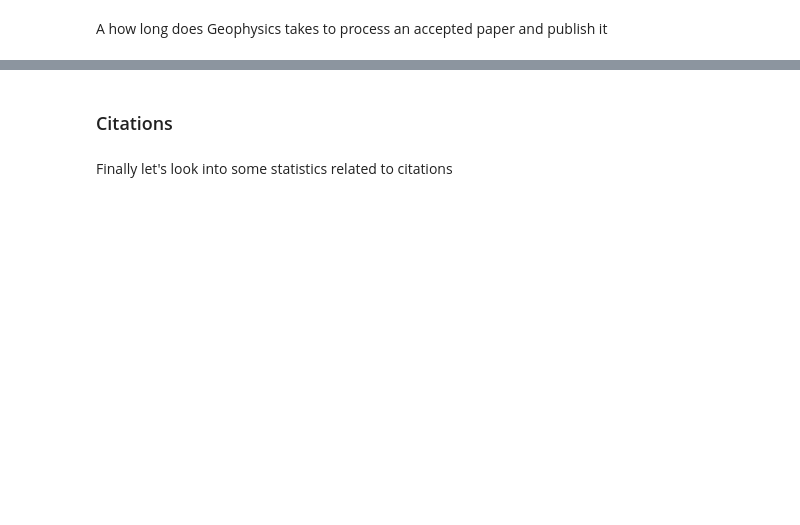
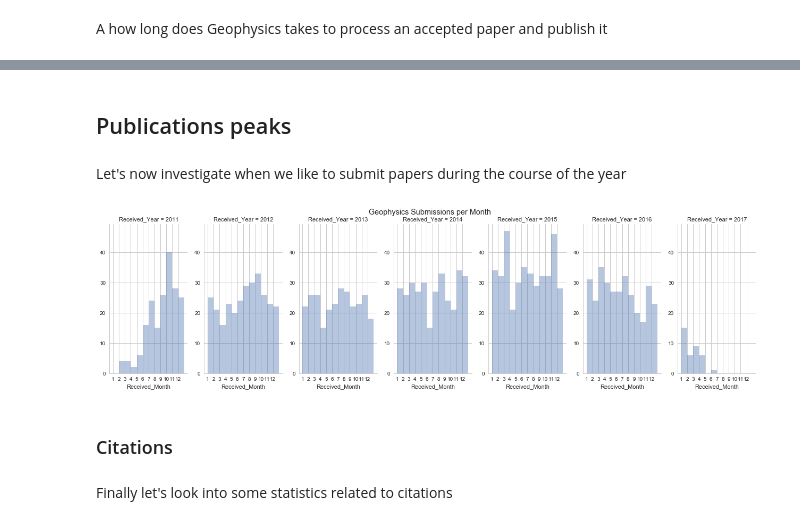
Before and after one commit to mrava87/SEG_NLP, a Jupyter notebook: NLP_SEG_analysis.ipynb, the cells around one changed output, grey strips where cells are left out. Saved outputs shown, nothing was run; the diff lists cells and outputs as text; code cells hidden in the pictures; blank space fills up the shorter version.

```diff
--- a/NLP_SEG_analysis.ipynb
+++ b/NLP_SEG_analysis.ipynb
@@ -342,3 +342,21 @@ Name: Turnaround Publication, dtype: float64
+# %% [markdown]
+## Publications peaks
+# %% [markdown]
+Let's now investigate when we like to submit papers during the course of the year
+# %%
+df_seg['Received_Month'] = df_seg['Received'].apply(get_month)
+df_seg['Received_Year']  = df_seg['Received'].apply(get_year)
+
+g = sns.FacetGrid(df_seg[df_seg['Received_Year']>2010], col='Received_Year', size=5, aspect=0.5)
+g.map(sns.distplot, 'Received_Month', bins=range(1,14), kde=False)
+g.add_legend()
+g.set(xticks=range(1,13))
+g.fig.subplots_adjust(top=0.9)
+g.fig.suptitle('Geophysics Submissions per Month')
+
+df_seg.drop(['Received_Month','Received_Year'], axis=1, inplace=True)
+# %% [output]
+[figure, added]
 # %% [markdown]
 ### Citations
 # %% [markdown]
```
Also changed, not shown: parts of 17 cells of this notebook, 4 other files.
